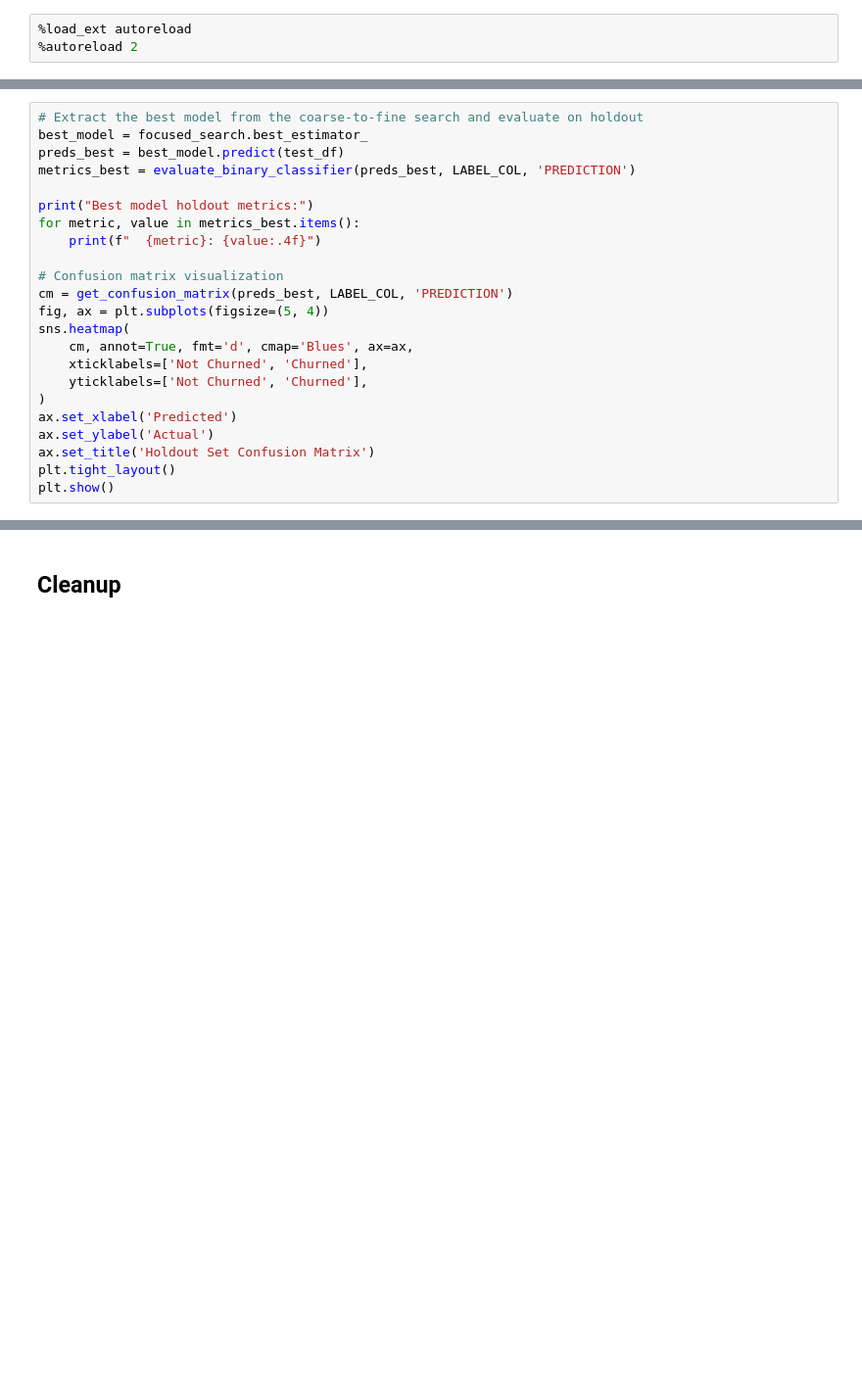
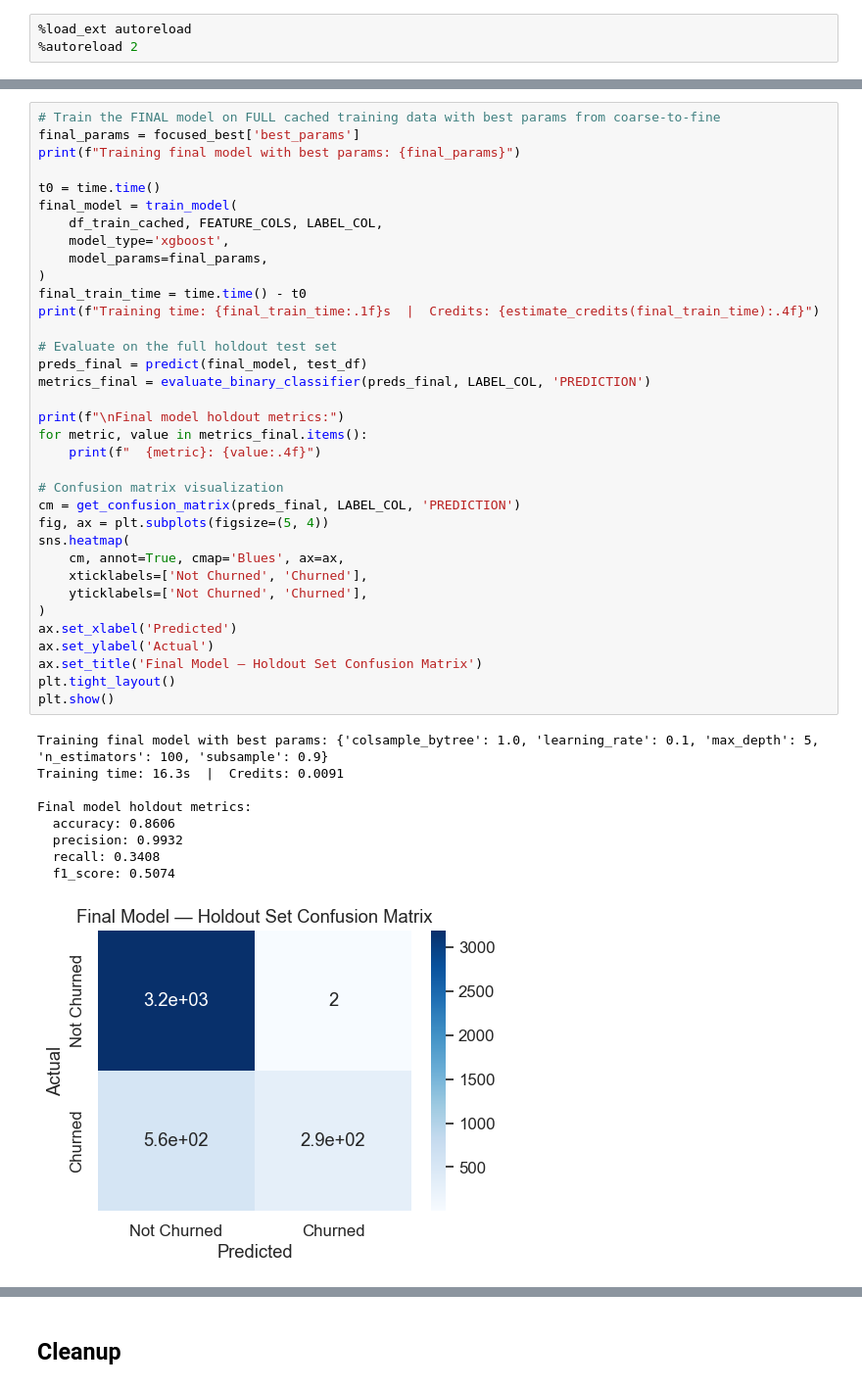
Before and after one commit to dfbustosus/snowpark_fundamentals, a Jupyter notebook: notebooks/15_model_training_at_scale.ipynb, the cells around one changed output, grey strips where cells are left out. Shown at 98% size. Drawn from its saved outputs; the diff is of its cells as text; blank space fills up the shorter version.

```diff
--- a/notebooks/15_model_training_at_scale.ipynb
+++ b/notebooks/15_model_training_at_scale.ipynb
@@ -498,25 +644,47 @@ Finding the best hyperparameters is only half the job. The complete workflow:
 # %%
-# Extract the best model from the coarse-to-fine search and evaluate on holdout
-best_model = focused_search.best_estimator_
-preds_best = best_model.predict(test_df)
-metrics_best = evaluate_binary_classifier(preds_best, LABEL_COL, 'PREDICTION')
+# Train the FINAL model on FULL cached training data with best params from coarse-to-fine
+final_params = focused_best['best_params']
+print(f"Training final model with best params: {final_params}")
 
-print("Best model holdout metrics:")
-for metric, value in metrics_best.items():
+t0 = time.time()
+final_model = train_model(
+    df_train_cached, FEATURE_COLS, LABEL_COL,
+    model_type='xgboost',
+    model_params=final_params,
+)
+final_train_time = time.time() - t0
+print(f"Training time: {final_train_time:.1f}s  |  Credits: {estimate_credits(final_train_time):.4f}")
+
+# Evaluate on the full holdout test set
+preds_final = predict(final_model, test_df)
+metrics_final = evaluate_binary_classifier(preds_final, LABEL_COL, 'PREDICTION')
+
+print(f"\nFinal model holdout metrics:")
+for metric, value in metrics_final.items():
     print(f"  {metric}: {value:.4f}")
 
 # Confusion matrix visualization
-cm = get_confusion_matrix(preds_best, LABEL_COL, 'PREDICTION')
+cm = get_confusion_matrix(preds_final, LABEL_COL, 'PREDICTION')
 fig, ax = plt.subplots(figsize=(5, 4))
 sns.heatmap(
-    cm, annot=True, fmt='d', cmap='Blues', ax=ax,
+    cm, annot=True, cmap='Blues', ax=ax,
     xticklabels=['Not Churned', 'Churned'],
     yticklabels=['Not Churned', 'Churned'],
 )
 ax.set_xlabel('Predicted')
 ax.set_ylabel('Actual')
-ax.set_title('Holdout Set Confusion Matrix')
+ax.set_title('Final Model — Holdout Set Confusion Matrix')
 plt.tight_layout()
 plt.show()
+# %% [output]
+Training final model with best params: {'colsample_bytree': 1.0, 'learning_rate': 0.1, 'max_depth': 5, 'n_estimators': 100, 'subsample': 0.9}
+Training time: 16.3s  |  Credits: 0.0091
+
+Final model holdout metrics:
+  accuracy: 0.8606
+  precision: 0.9932
+  recall: 0.3408
+  f1_score: 0.5074
+[figure, added]
 # %%
 from snowpark_fundamentals.registry.model_registry import (
```
Also changed, not shown: parts of 36 cells of this notebook.
